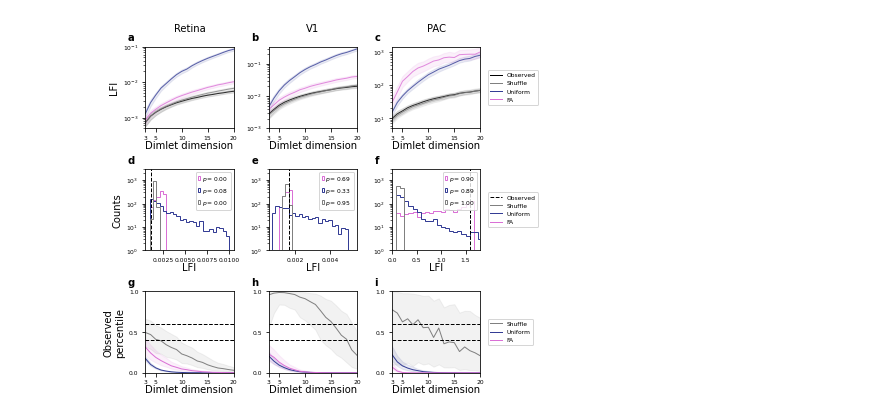
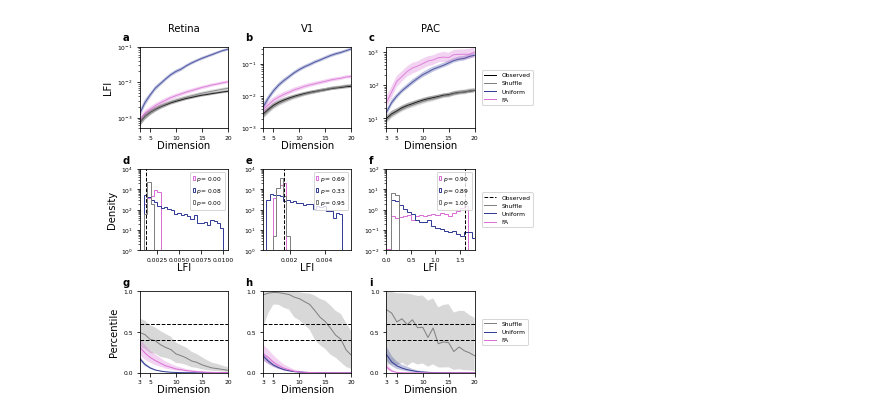
Before and after one commit to BouchardLab/noise_correlations, a Jupyter notebook: figures/figure3.ipynb, the cells around one changed output. Cells and saved outputs as stored; diff of their text form; code cells hidden in the pictures.

Commit message:
figure updates for all figs

```diff
--- a/figures/figure3.ipynb
+++ b/figures/figure3.ipynb
@@ -92,15 +92,8 @@ wspace = 0.4
 hspace = 0.5
 title_pad = 15
 # Label adjustments
-title_size = ax_label_size
 subplot_x = -0.18
 subplot_y = 1.12
-# Line settings
-linewidth = 1
-line_alpha = 0.8
-obs_lw = 1
-# Fill settings
-fill_alpha = 0.1
 # Legend settings
 handlelength = 0.3
 handletextpad = 0.3
@@ -138,11 +131,12 @@ for idx, (result, ax) in enumerate(zip(results, axes[0])):
             y1=lower,
             y2=upper,
             color=color,
-            alpha=fill_alpha)
+            alpha=fill_alpha,
+            ec='none')
         ax.plot(
             dims,
             median,
-            linewidth=linewidth,
+            linewidth=lw,
             color=color,
             alpha=line_alpha)
 
@@ -157,8 +151,8 @@ for (ax, title) in zip(axes[0], titles):
     ax.set_yscale('log')
     ax.set_xticks([3, 5, 10, 15, 20])
 
-    ax.set_xlabel(r'Dimlet dimension', fontsize=ax_label_size, labelpad=0)
-    ax.set_title(title, fontsize=title_size, pad=title_pad)
+    ax.set_xlabel(r'Dimension', fontsize=ax_label_size, labelpad=0)
+    ax.set_title(title, fontsize=ax_label_size, pad=title_pad)
 axes[0, 0].set_ylabel(r'LFI', fontsize=ax_label_size)
 
 """
@@ -175,7 +169,7 @@ for idx, result in enumerate(results):
         lfi,
         color='black',
         linestyle='--',
-        lw=obs_lw)
+        lw=lw)
 
     for (v_group, p_group, model) in zip(reversed(value_groups), reversed(percentile_groups), reversed(models)):
         values = result[v_group][dim_idx, dimstim_idx]
@@ -183,8 +177,9 @@ for idx, result in enumerate(results):
             values,
             color=colors[model],
             histtype='step',
-            linewidth=linewidth,
+            linewidth=lw,
             bins=bins[idx],
+            density=True,
             label=f'$p={result[p_group][dim_idx, dimstim_idx]:0.2f}$')
 
 # Set bounds
@@ -197,11 +192,11 @@ axes[1, 2].set_xlim([0, 1.8])
 #axes[1, 2].set_xticks([0, 2, 4, 6, 8])
 
 axes[1, 0].set_yscale('log')
-axes[1, 0].set_ylim([1, 3e3])
+axes[1, 0].set_ylim([1, 1e4])
 axes[1, 1].set_yscale('log')
-axes[1, 1].set_ylim([1, 3e3])
+axes[1, 1].set_ylim([1, 1e4])
 axes[1, 2].set_yscale('log')
-axes[1, 2].set_ylim([1, 3e3])
+axes[1, 2].set_ylim([1e-2, 1e2])
 
 #axes[1, 0].set_yticks([0, 100, 200])
 #axes[1, 1].set_yticks([0, 100, 200])
@@ -210,7 +205,7 @@ axes[1, 2].set_ylim([1, 3e3])
 for ax in axes[1]:
     ax.tick_params(labelsize=tick_label_size)
     ax.set_xlabel(r'LFI', fontsize=ax_label_size, labelpad=0)
-axes[1, 0].set_ylabel(r'Counts', fontsize=ax_label_size)
+axes[1, 0].set_ylabel(r'Density', fontsize=ax_label_size)
 
 """
 Third Row
@@ -230,14 +225,15 @@ for idx, result in enumerate(results):
             y1=lower,
             y2=upper,
             color=colors[model],
-            alpha=fill_alpha)
+            alpha=fill_alpha,
+            ec='none')
         axes[2, idx].plot(
             dims,
             median,
-            linewidth=linewidth,
+            linewidth=lw,
             color=colors[model])
-    axes[2, idx].axhline(percentile_lower/100., 0, 1, lw=1, ls='--', c='k')
-    axes[2, idx].axhline(percentile_upper/100., 0, 1, lw=1, ls='--', c='k')
+    axes[2, idx].axhline(percentile_lower/100., 0, 1, lw=lw, ls='--', c='k')
+    axes[2, idx].axhline(percentile_upper/100., 0, 1, lw=lw, ls='--', c='k')
 
 # Set axis limits, scales, and labels
 for ax in axes[2]:
@@ -247,13 +243,13 @@ for ax in axes[2]:
     ax.set_yticks([0, .5, 1])
     ax.tick_params(labelsize=tick_label_size)
 
-    ax.set_xlabel('Dimlet dimension', fontsize=ax_label_size, labelpad=0)
-axes[2, 0].set_ylabel('Observed\npercentile', fontsize=ax_label_size)
+    ax.set_xlabel('Dimension', fontsize=ax_label_size, labelpad=0)
+axes[2, 0].set_ylabel('Percentile', fontsize=ax_label_size)
 
 # First Row
 # Create legend in last axis spot
 for model, label in zip(['observed'] + models, labels):
-    axes[0, -1].plot([], [], color=colors[model], label=label, linewidth=linewidth)
+    axes[0, -1].plot([], [], color=colors[model], label=label, linewidth=lw)
 axes[0, -1].legend(
     loc='center left',
     bbox_to_anchor=(1.05, 0.5),
@@ -274,37 +270,38 @@ for col in range(3):
 ghost_ax = axes[1, 2].twinx()
 ghost_ax.axis('off')
 ghost_ax.plot([], [], color=colors['observed'], label=r'Observed',
-              linewidth=1, linestyle='--')
+              linewidth=lw, linestyle='--')
 for model, label in zip(models, labels2):
-    ghost_ax.plot([], [], color=colors[model], label=label, linewidth=linewidth)
+    ghost_ax.plot([], [], color=colors[model], label=label, linewidth=lw)
 
 ghost_ax.legend(
     loc='center left',
     bbox_to_anchor=(1.05, 0.5),
     prop={'size': legend_size})
 
 # Third Row
 # Create legend in last axis spot
 for model, label in zip(models, labels2):
-    axes[2, -1].plot([], [], color=colors[model], label=label, linewidth=linewidth)
+    axes[2, -1].plot([], [], color=colors[model], label=label, linewidth=lw)
 axes[2, -1].legend(
     loc='center left',
     bbox_to_anchor=(1.05, 0.5),
     prop={'size': legend_size})
 
 # Apply subplot labels
 lets = ['a', 'b', 'c', 'd', 'e', 'f', 'g', 'h', 'i', 'j', 'k', 'l', 'm', 'n']
 c = 0
 for ii in range(3):
     for jj in range(3):
         ax = axes[ii, jj]
-        ax.text(-.2, 1.07, lets[c], size=letter_size, fontweight='bold', transform=ax.transAxes)
+        ax.text(-.2, 1.07, lets[c], size=letter_size, fontweight='bold',
+                transform=ax.transAxes)
         c += 1
 for ax in axes.ravel():
     ax.tick_params(labelsize=tick_label_size)
 
 plt.savefig('figure3.pdf', dpi=300, bbox_inches='tight')
 plt.savefig('figure3.jpg', dpi=300, bbox_inches='tight')
 plt.show()
 # %% [output]
-[figure, old version]
+[figure, new version]
```
Also changed, not shown: parts of 2 cells of this notebook, 11 other files.
